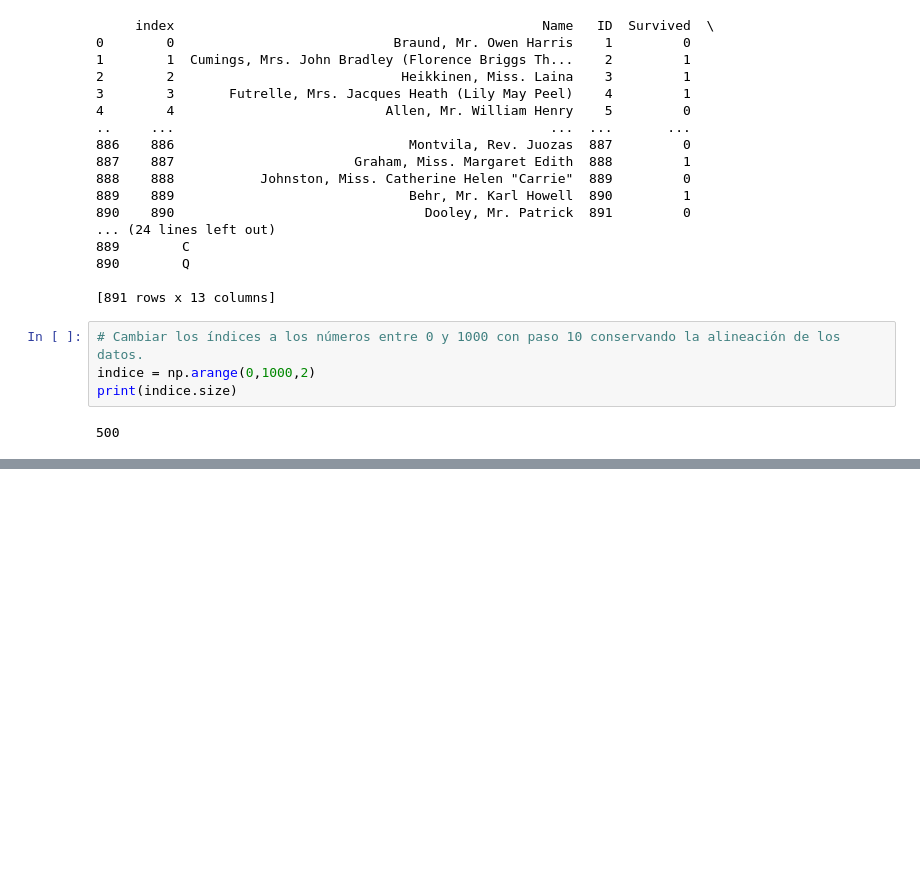
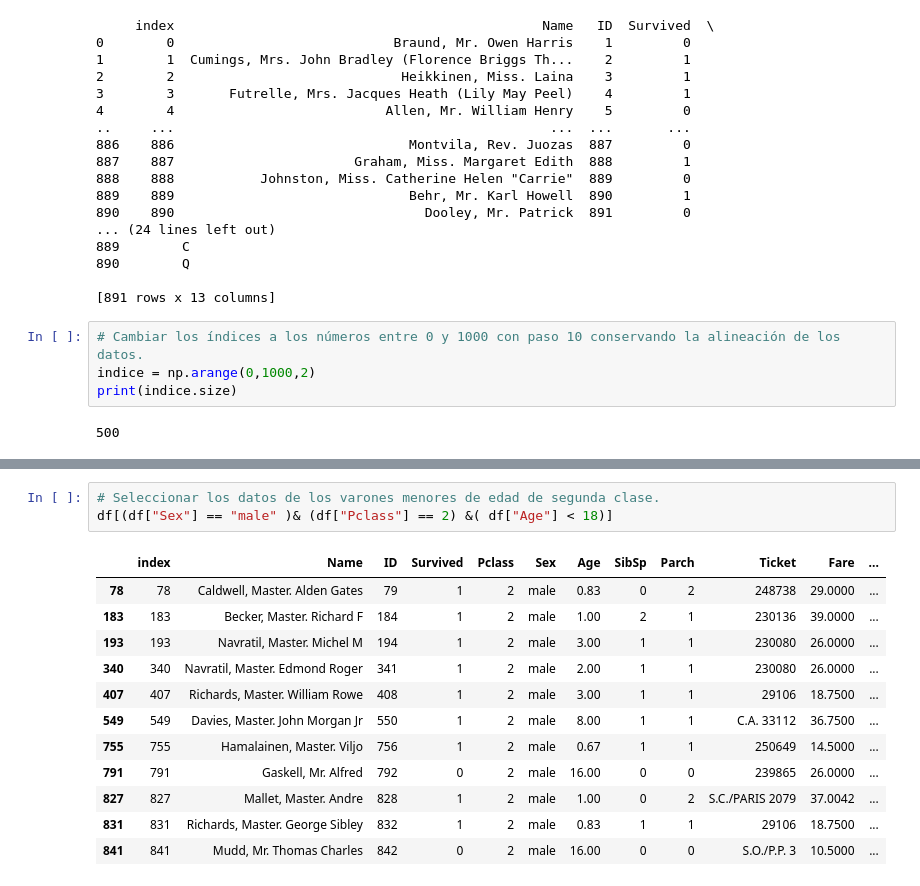
Before and after one commit to silgch/EducacionIt-AnalisisDeDatosConPython, a Jupyter notebook: Laboratorios/Python para analisis de datos - Clase 4 (Laboratorios).ipynb, the cells around one changed output, grey strips where cells are left out. Saved outputs shown, nothing was run; the diff lists cells and outputs as text; blank space fills up the shorter version.

```diff
--- a/Laboratorios/Python para analisis de datos - Clase 4 (Laboratorios).ipynb
+++ b/Laboratorios/Python para analisis de datos - Clase 4 (Laboratorios).ipynb
@@ -290,0 +358,16 @@ print(indice.size)
+# %%
+# Seleccionar los datos de los varones menores de edad de segunda clase.
+df[(df["Sex"] == "male" )& (df["Pclass"] == 2) &( df["Age"] < 18)]
+# %% [output]
+|  | index | Name | ID | Survived | Pclass | Sex | Age | SibSp | Parch | Ticket | Fare | ... |
+| 78 | 78 | Caldwell, Master. Alden Gates | 79 | 1 | 2 | male | 0.83 | 0 | 2 | 248738 | 29.0000 | ... |
+| 183 | 183 | Becker, Master. Richard F | 184 | 1 | 2 | male | 1.00 | 2 | 1 | 230136 | 39.0000 | ... |
+| 193 | 193 | Navratil, Master. Michel M | 194 | 1 | 2 | male | 3.00 | 1 | 1 | 230080 | 26.0000 | ... |
+| 340 | 340 | Navratil, Master. Edmond Roger | 341 | 1 | 2 | male | 2.00 | 1 | 1 | 230080 | 26.0000 | ... |
+| 407 | 407 | Richards, Master. William Rowe | 408 | 1 | 2 | male | 3.00 | 1 | 1 | 29106 | 18.7500 | ... |
+| 549 | 549 | Davies, Master. John Morgan Jr | 550 | 1 | 2 | male | 8.00 | 1 | 1 | C.A. 33112 | 36.7500 | ... |
+| 755 | 755 | Hamalainen, Master. Viljo | 756 | 1 | 2 | male | 0.67 | 1 | 1 | 250649 | 14.5000 | ... |
+| 791 | 791 | Gaskell, Mr. Alfred | 792 | 0 | 2 | male | 16.00 | 0 | 0 | 239865 | 26.0000 | ... |
+| 827 | 827 | Mallet, Master. Andre | 828 | 1 | 2 | male | 1.00 | 0 | 2 | S.C./PARIS 2079 | 37.0042 | ... |
+| 831 | 831 | Richards, Master. George Sibley | 832 | 1 | 2 | male | 0.83 | 1 | 1 | 29106 | 18.7500 | ... |
+| 841 | 841 | Mudd, Mr. Thomas Charles | 842 | 0 | 2 | male | 16.00 | 0 | 0 | S.O./P.P. 3 | 10.5000 | ... |
```
Also changed, not shown: parts of 12 cells of this notebook, 1 other file.
